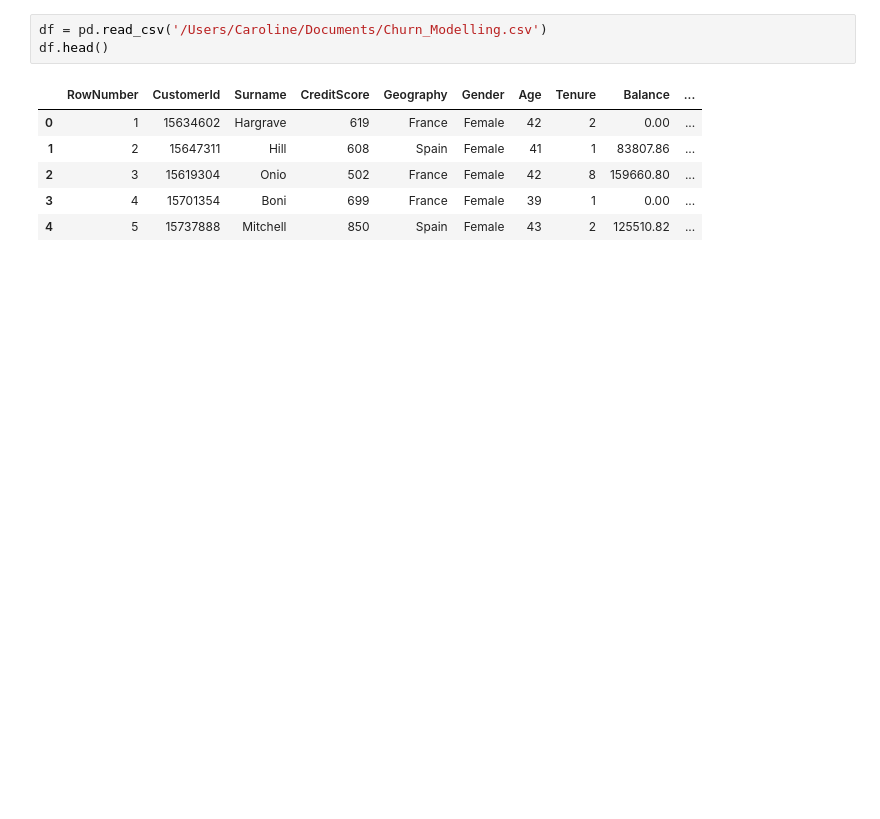
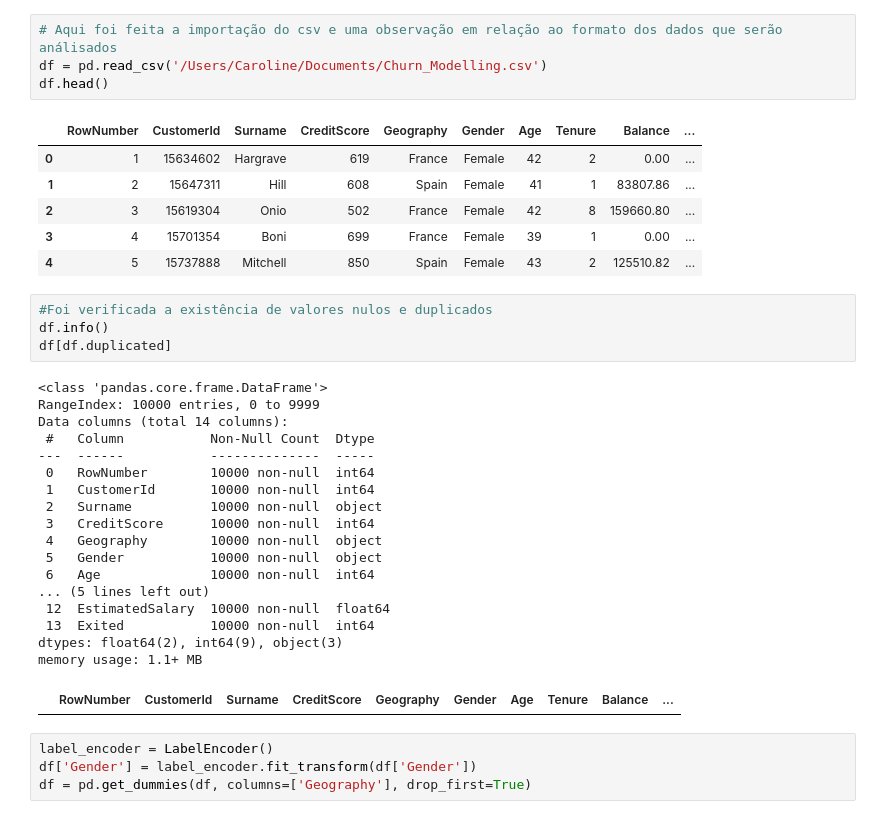
Before and after one commit to carolinedesouza25/An-lise_da_taxa_de_churn, a Jupyter notebook: projeto3.ipynb, the cells around one changed output. Cells and saved outputs as stored; diff of their text form; blank space fills up the shorter version.

```diff
--- a/projeto3.ipynb
+++ b/projeto3.ipynb
@@ -10,4 +14,5 @@ from sklearn.metrics import classification_report, confusion_matrix, accuracy_sc
 # %%
+# Aqui foi feita a importação do csv e uma observação em relação ao formato dos dados que serão análisados
 df = pd.read_csv('/Users/Caroline/Documents/Churn_Modelling.csv')
 df.head()
 # %% [output]
@@ -17,3 +22,30 @@ df.head()
 | 2 | 3 | 15619304 | Onio | 502 | France | Female | 42 | 8 | 159660.80 | ... |
 | 3 | 4 | 15701354 | Boni | 699 | France | Female | 39 | 1 | 0.00 | ... |
 | 4 | 5 | 15737888 | Mitchell | 850 | Spain | Female | 43 | 2 | 125510.82 | ... |
+# %%
+#Foi verificada a existência de valores nulos e duplicados
+df.info()
+df[df.duplicated]
+# %% [output]
+<class 'pandas.core.frame.DataFrame'>
+RangeIndex: 10000 entries, 0 to 9999
+Data columns (total 14 columns):
+ #   Column           Non-Null Count  Dtype
+---  ------           --------------  -----
+ 0   RowNumber        10000 non-null  int64
+ 1   CustomerId       10000 non-null  int64
+ 2   Surname          10000 non-null  object
+ 3   CreditScore      10000 non-null  int64
+ 4   Geography        10000 non-null  object
+ 5   Gender           10000 non-null  object
+ 6   Age              10000 non-null  int64
+... (5 lines left out)
+ 12  EstimatedSalary  10000 non-null  float64
+ 13  Exited           10000 non-null  int64
+dtypes: float64(2), int64(9), object(3)
+memory usage: 1.1+ MB
+|  | RowNumber | CustomerId | Surname | CreditScore | Geography | Gender | Age | Tenure | Balance | ... |
+# %%
+label_encoder = LabelEncoder()
+df['Gender'] = label_encoder.fit_transform(df['Gender'])
+df = pd.get_dummies(df, columns=['Geography'], drop_first=True)
```
Also changed, not shown: parts of 24 cells of this notebook.
